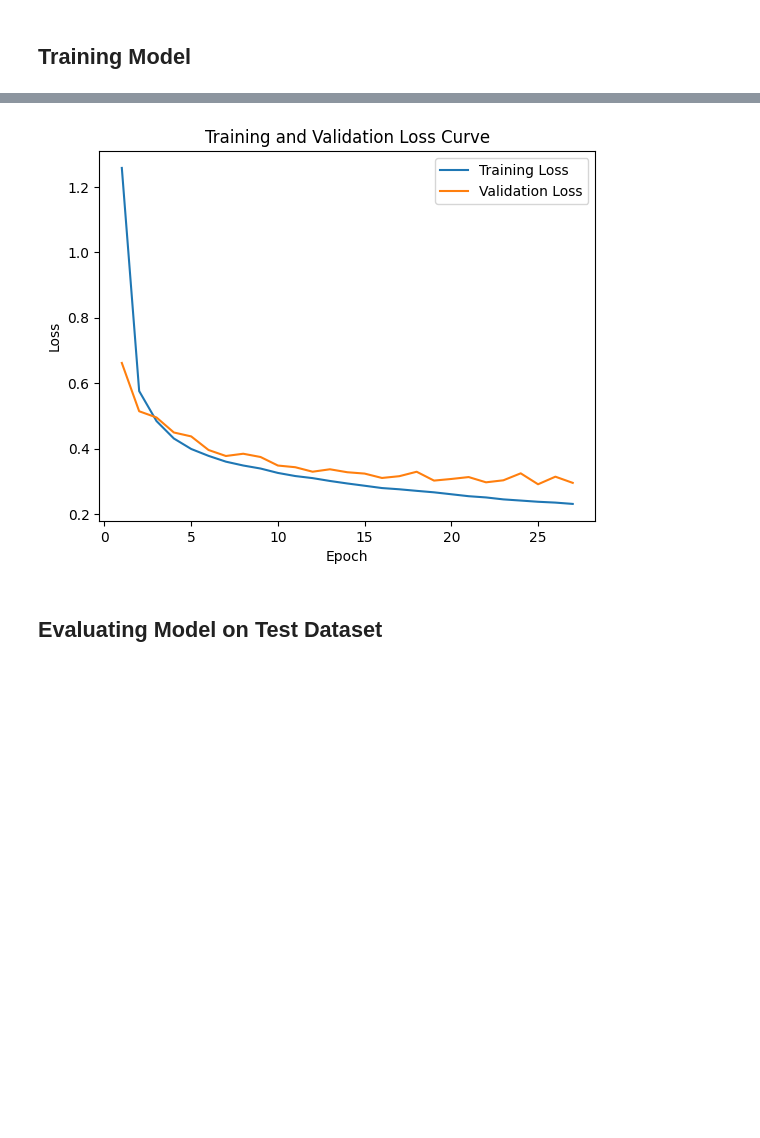
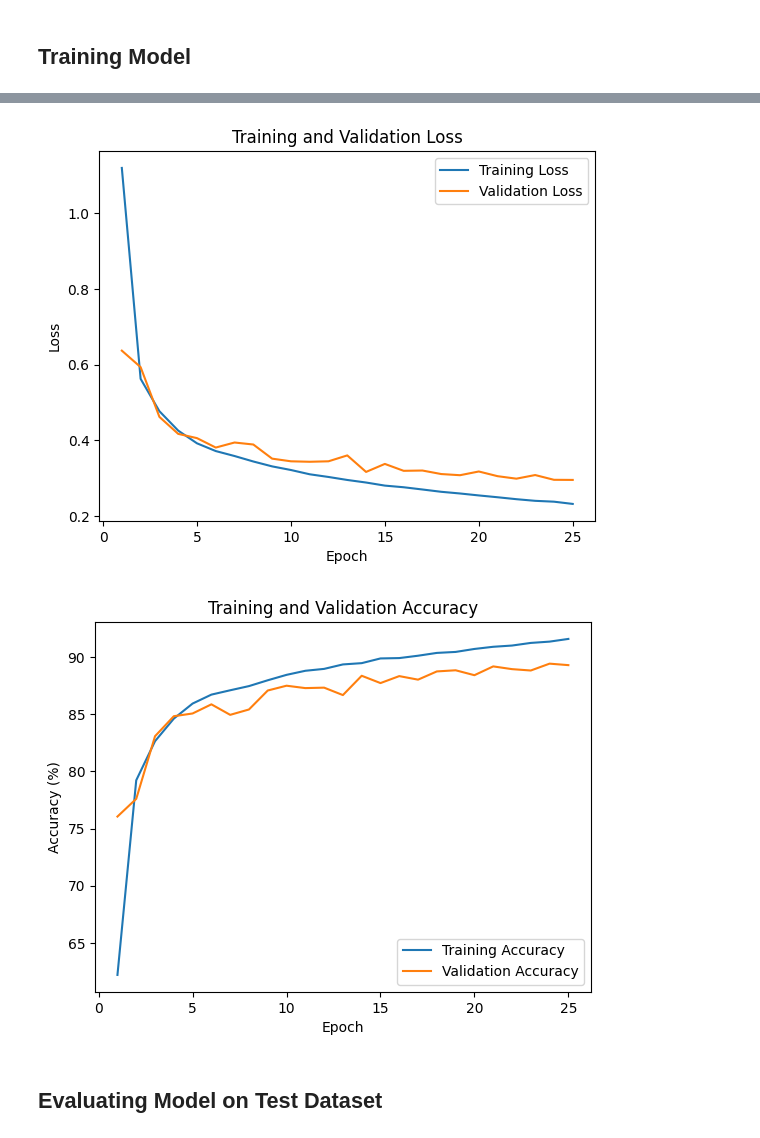
Before and after one commit to samallari/fashion-mnist-cnn, a Jupyter notebook: fashion-mnist-cnn.ipynb, the cells around one changed output, grey strips where cells are left out. Saved outputs shown, nothing was run; the diff lists cells and outputs as text; code cells hidden in the pictures; blank space fills up the shorter version.

Commit message:
edited graphs and adjusted num_epochs

```diff
--- a/fashion-mnist-cnn.ipynb
+++ b/fashion-mnist-cnn.ipynb
@@ -16,7 +18,7 @@ device = torch.device('cuda' if torch.cuda.is_available() else 'cpu')
 batch_size = 64
 num_classes = 10
 learning_rate = 0.001
-num_epochs = 27
+num_epochs = 25
 # %% [markdown]
 ## Data Preprocessing
 # %%
@@ -137,14 +131,18 @@ total_step = len(train_loader)
 # %% [markdown]
 ## Training Model
 # %%
-loss_values = []  # List to store training loss values
-val_loss_values = []  # List to store validation loss values
-val_accuracy_values = []  # List to store validation accuracy values
+# list to store loss/accuracy values for training/validation set
+train_loss_values = []
+train_accuracy_values = []
+val_loss_values = []
+val_accuracy_values = []
 
 for epoch in range(num_epochs):
     # Training phase
     model.train()
     running_loss = 0.0  # Accumulate training loss for the epoch
+    train_correct = 0 # Number of correct training predictions
+    train_total = 0 # Total number of training samples
 
     for i, (images, labels) in enumerate(train_loader):
         # Move tensors to the configured device
@@ -162,9 +160,16 @@ for epoch in range(num_epochs):
 
         running_loss += loss.item()
 
-    # Compute average training loss for the epoch
-    avg_loss = running_loss / len(train_loader)
-    loss_values.append(avg_loss)
+        # Calculate training accuracy
+        _, predicted = torch.max(outputs.data, 1)
+        train_total += labels.size(0)
+        train_correct += (predicted == labels).sum().item()
+
+    # Compute average training loss and accuracy for the epoch
+    avg_train_loss = running_loss / len(train_loader)
+    train_accuracy = 100 * train_correct / train_total
+    train_loss_values.append(avg_train_loss)
+    train_accuracy_values.append(train_accuracy)
 
     # Validation phase
     model.eval()
@@ -193,5 +198,5 @@ for epoch in range(num_epochs):
     val_loss_values.append(avg_val_loss)
     val_accuracy_values.append(val_accuracy)
 
-    print('Epoch [{}/{}], Loss: {:.4f}, Val Loss: {:.4f}, Val Accuracy: {:.2f}%'.format(epoch + 1, num_epochs, avg_loss, avg_val_loss, val_accuracy))
+    print('Epoch [{}/{}], Train Loss: {:.4f}, Train Accuracy: {:.2f}%, Val Loss: {:.4f}, Val Accuracy: {:.2f}%'.format(epoch + 1, num_epochs, avg_train_loss, train_accuracy, avg_val_loss, val_accuracy))
 # %% [output]
@@ -215,14 +220,26 @@ Epoch [27/27], Loss: 0.2306, Val Loss: 0.2950, Val Accuracy: 89.49%
 # %%
-# Plot the training and validation loss curves AFTER the loop
-plt.plot(range(1, num_epochs + 1), loss_values, label='Training Loss')
+# Plotting Loss
+plt.figure()
+plt.plot(range(1, num_epochs + 1), train_loss_values, label='Training Loss')
 plt.plot(range(1, num_epochs + 1), val_loss_values, label='Validation Loss')
 plt.xlabel('Epoch')
 plt.ylabel('Loss')
-plt.title('Training and Validation Loss Curve')
+plt.title('Training and Validation Loss')
 plt.legend()
 plt.show()
+
+# Plotting Accuracy
+plt.figure()
+plt.plot(range(1, num_epochs + 1), train_accuracy_values, label='Training Accuracy')
+plt.plot(range(1, num_epochs + 1), val_accuracy_values, label='Validation Accuracy')
+plt.xlabel('Epoch')
+plt.ylabel('Accuracy (%)')
+plt.title('Training and Validation Accuracy')
+plt.legend()
+plt.show()
 # %% [output]
-[figure, old version]
+[figure, new version]
+[figure, added]
 # %% [markdown]
 ## Evaluating Model on Test Dataset
 # %%
```
Also changed, not shown: parts of 7 cells of this notebook.
